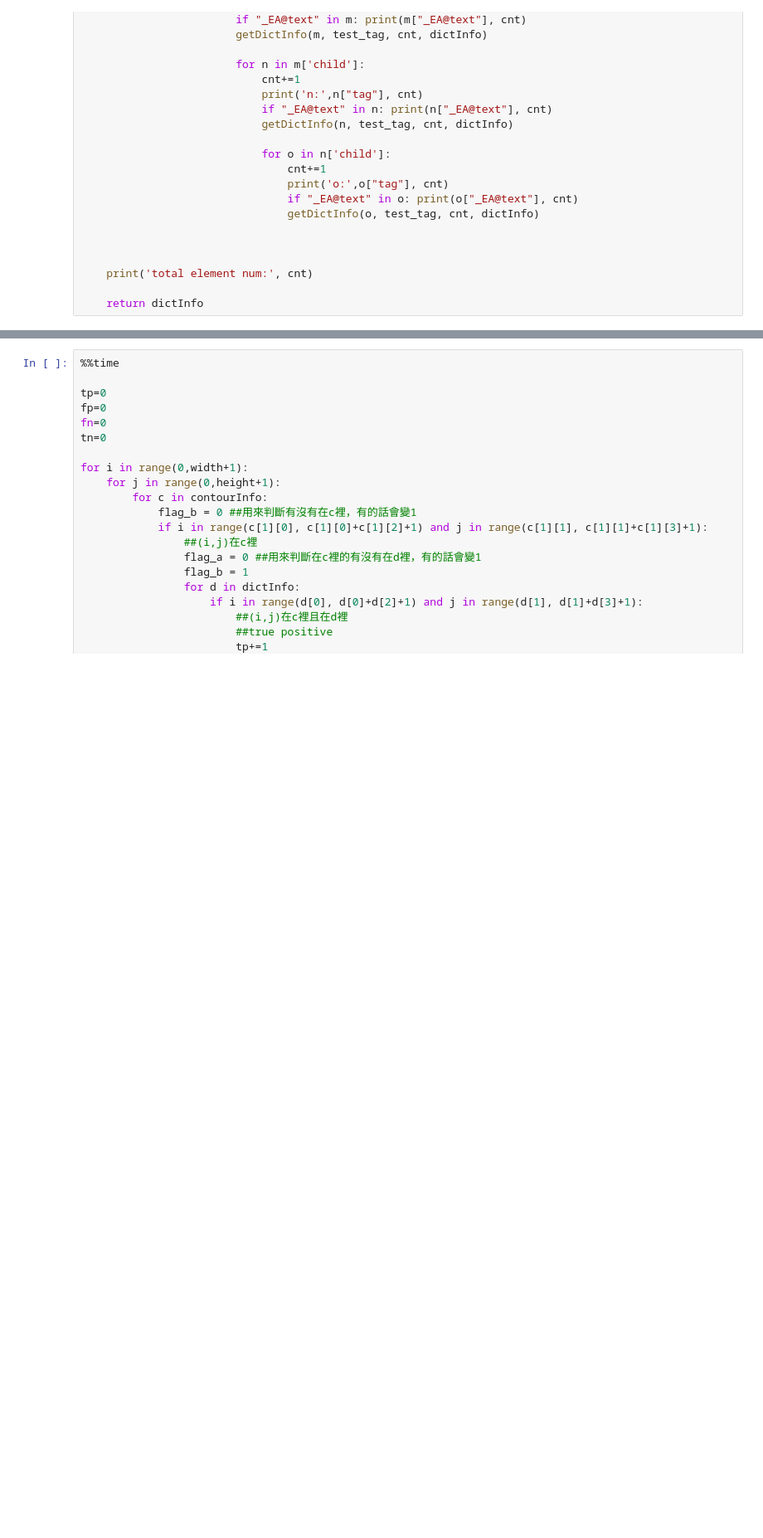
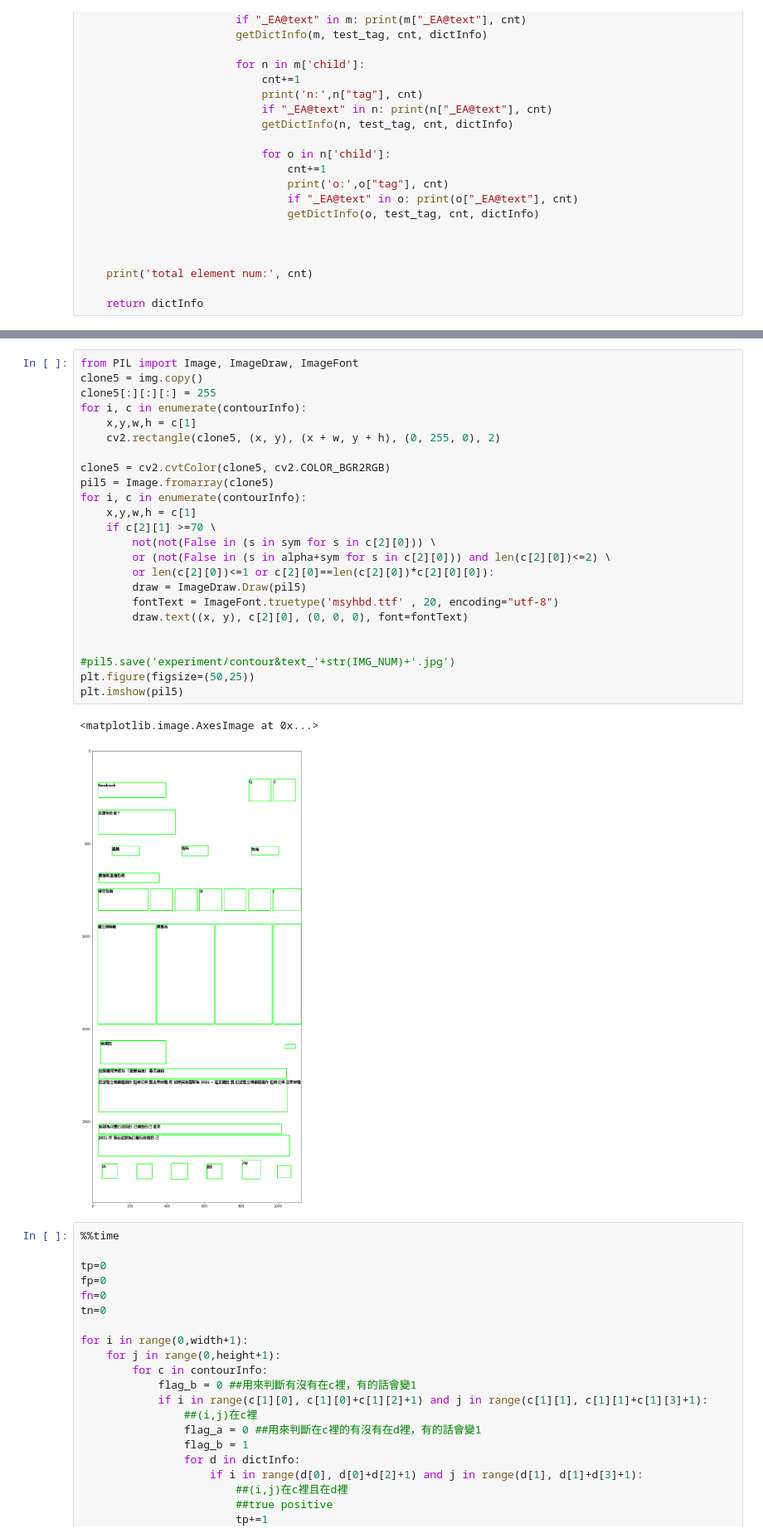
Before and after one commit to erictsou/ScreenShotAnalyzer, a Jupyter notebook: screenShotExperiment.ipynb, the cells around one changed output, grey strips where cells are left out. Shown at 83% size. Drawn from its saved outputs; the diff is of its cells as text; blank space fills up the shorter version.

```diff
--- a/screenShotExperiment.ipynb
+++ b/screenShotExperiment.ipynb
@@ -159,3 +159,30 @@ plt.imshow(img_test)
+# %%
+from PIL import Image, ImageDraw, ImageFont
+clone5 = img.copy()
+clone5[:][:][:] = 255
+for i, c in enumerate(contourInfo):
+    x,y,w,h = c[1]
+    cv2.rectangle(clone5, (x, y), (x + w, y + h), (0, 255, 0), 2)
+
+clone5 = cv2.cvtColor(clone5, cv2.COLOR_BGR2RGB)
+pil5 = Image.fromarray(clone5)
+for i, c in enumerate(contourInfo):
+    x,y,w,h = c[1]
+    if c[2][1] >=70 \
+        not(not(False in (s in sym for s in c[2][0])) \
+        or (not(False in (s in alpha+sym for s in c[2][0])) and len(c[2][0])<=2) \
+        or len(c[2][0])<=1 or c[2][0]==len(c[2][0])*c[2][0][0]):
+        draw = ImageDraw.Draw(pil5)
+        fontText = ImageFont.truetype('msyhbd.ttf' , 20, encoding="utf-8")
+        draw.text((x, y), c[2][0], (0, 0, 0), font=fontText)
+
+
+#pil5.save('experiment/contour&text_'+str(IMG_NUM)+'.jpg')
+plt.figure(figsize=(50,25))
+plt.imshow(pil5)
+# %% [output]
+<matplotlib.image.AxesImage at 0x...>
+[figure, added]
 # %%
 %%time
 
```
Also changed, not shown: parts of 3 cells of this notebook, 43 other files.
